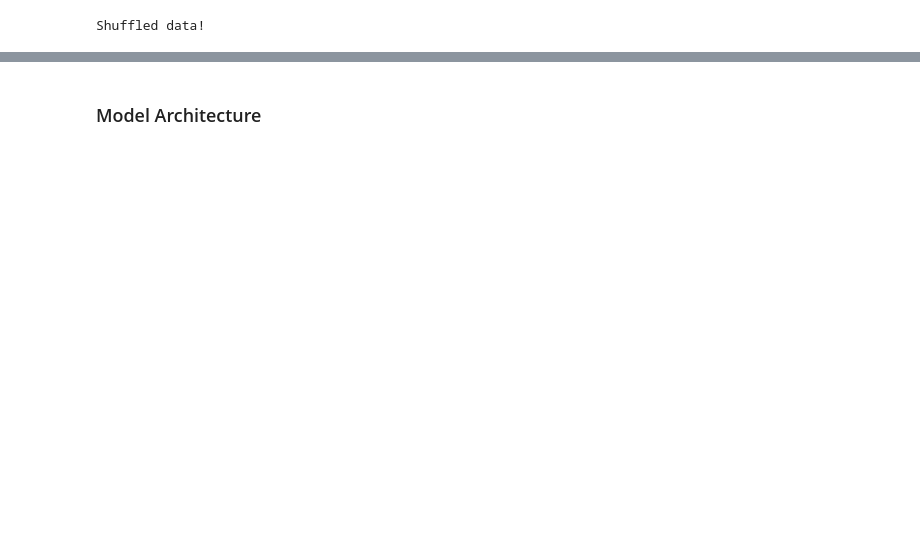
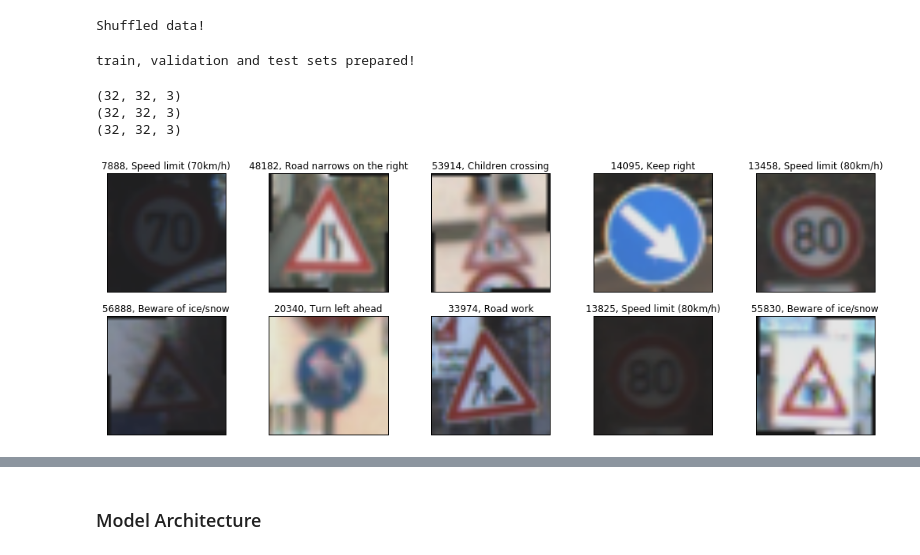
Before and after one commit to Grety/CarND-Traffic-Sign-Classifier-Project, a Jupyter notebook: Traffic_Sign_Classifier.ipynb, the cells around one changed output, grey strips where cells are left out. Saved outputs shown, nothing was run; the diff lists cells and outputs as text; code cells hidden in the pictures; blank space fills up the shorter version.

```diff
--- a/Traffic_Sign_Classifier.ipynb
+++ b/Traffic_Sign_Classifier.ipynb
@@ -242,0 +270,7 @@ Shuffling Training Data...
+# %%
+def prepare_images(images):
+    #images_gr = to_grayscale_images(images)
+    images_gr = images
+    images_norm = images_gr / 255. * 0.8 + 0.1
+    #normalize_images(images_gr)
+    return images_norm
@@ -250,3 +286,31 @@ clear_output(wait=True);
 print('Shuffled data!')
 # %% [output]
 Shuffled data!
+# %%
+X_train_norm = prepare_images(X_train_augmented)
+y_train_norm = y_train_augmented
+
+X_validation_norm = prepare_images(X_valid)
+y_validation_norm = y_valid
+
+X_test_norm = prepare_images(X_test)
+y_test_norm = y_test
+print('train, validation and test sets prepared!')
+# %% [output]
+train, validation and test sets prepared!
+# %%
+# ensure all sets have same dimensions
+print(X_train_augmented[0].shape)
+print(X_validation_norm[0].shape)
+print(X_test_norm[0].shape)
+assert X_train_augmented[0].shape == X_validation_norm[0].shape
+assert X_test_norm[0].shape == X_validation_norm[0].shape
+# %% [output]
+(32, 32, 3)
+(32, 32, 3)
+(32, 32, 3)
+# %%
+# visually make sure that images seem to be ok still after preparation
+show_random_images(X_train_norm, y_train_norm, 10)
+# %% [output]
+[figure, added]
```
Also changed, not shown: parts of 28 cells of this notebook.
